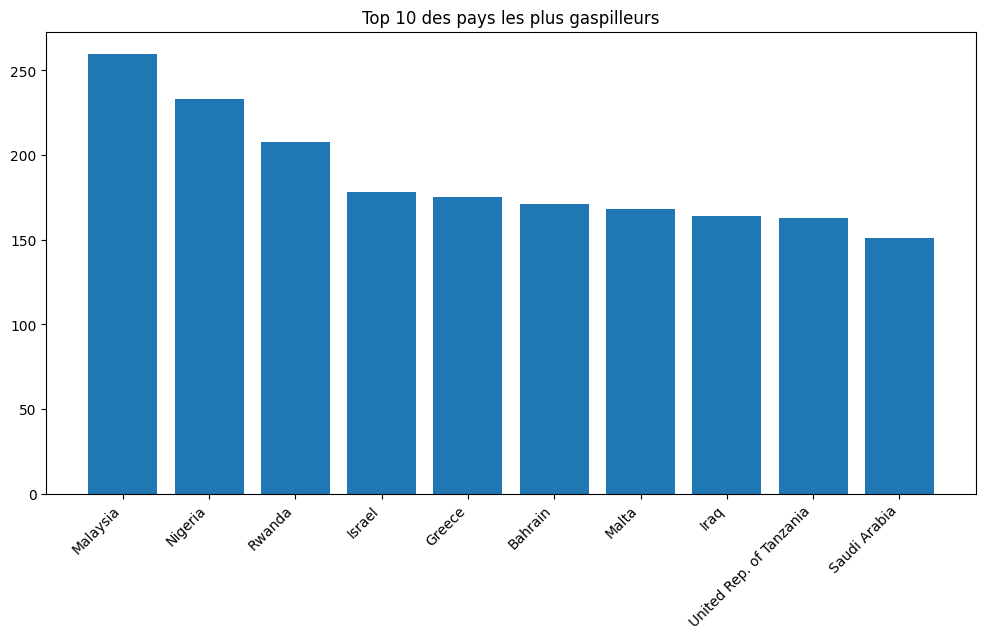
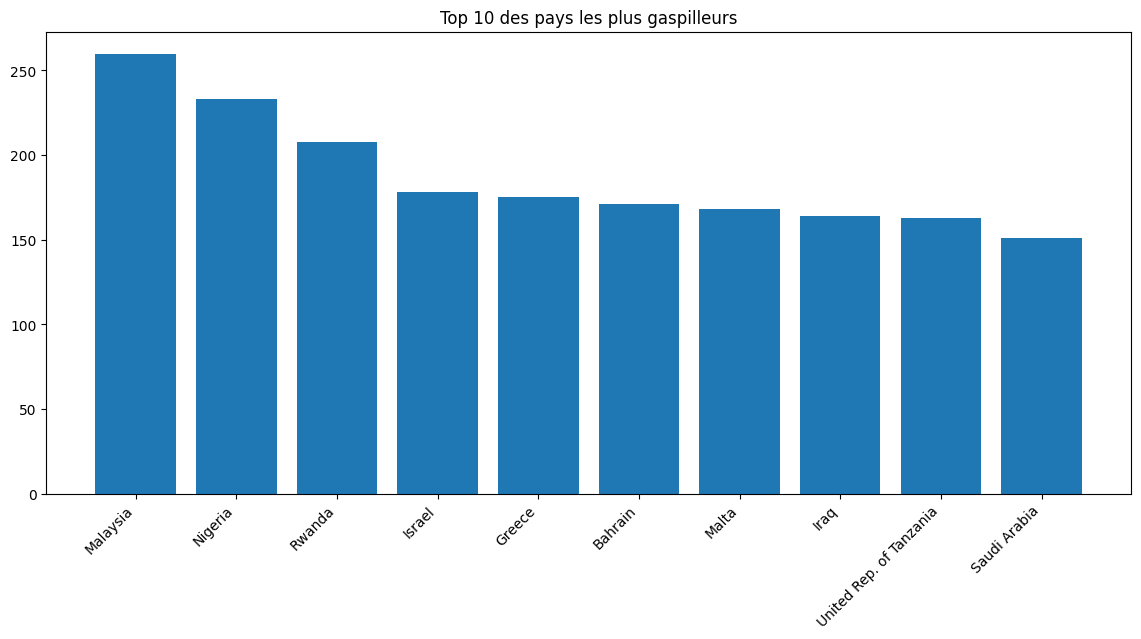
Unified diff of the notebook cell whose output changed from the first chart to the second:
--- before
+++ after
@@ -1,3 +1,3 @@
-# Top 10 des pays les plus gaspilleurs
+# Quels sont les 10 pays ayant les niveaux de gaspillage alimentaire par habitant les plus élevés ?
 top10 = df.sort_values(
     by="combined_figures_kg_capita_year",
@@ -5,5 +5,5 @@
 ).head(10)
 
-plt.figure(figsize=(12,6))
+plt.figure(figsize=(14, 6))
 
 plt.bar(

Commit: Analyse Exploratoire des Données